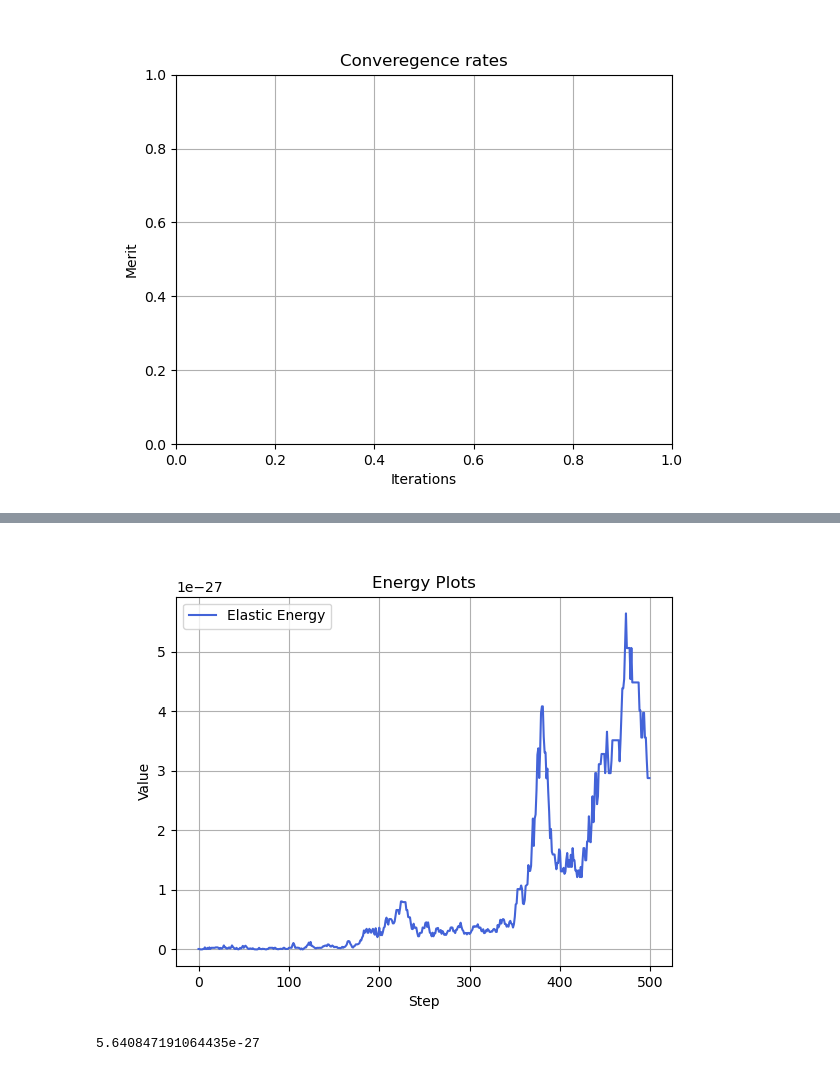
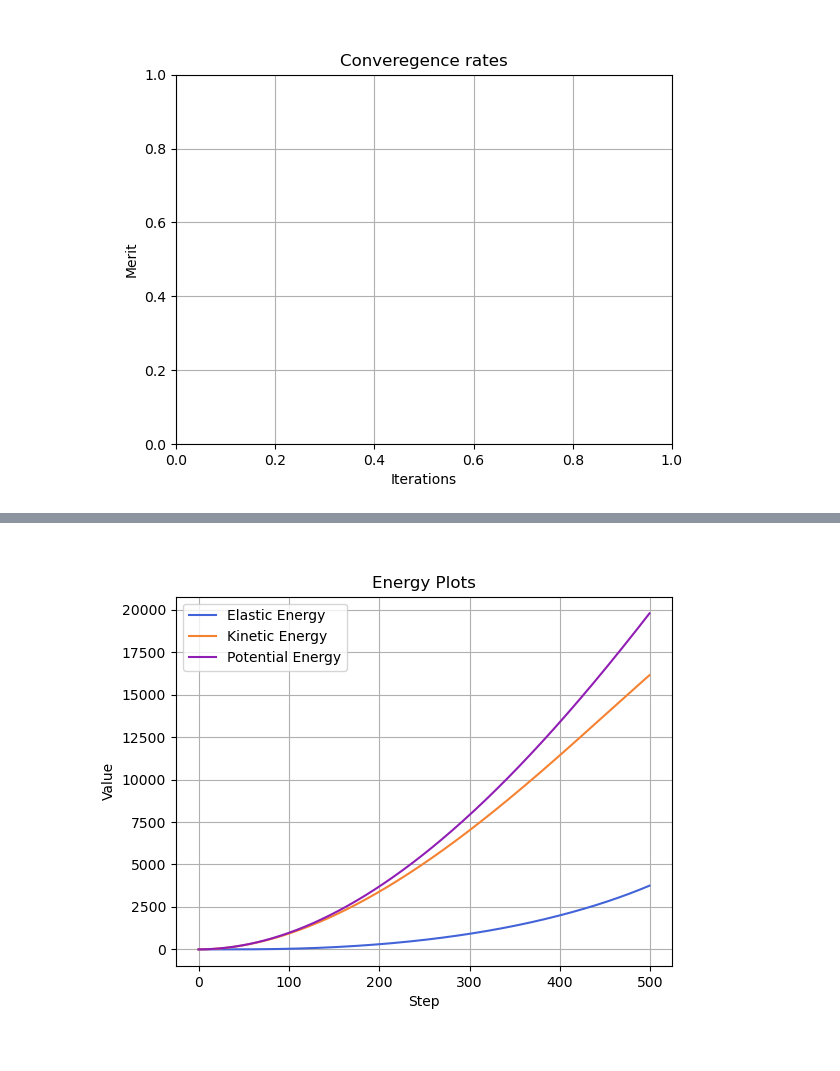
Before and after one commit to diku-dk/RAINBOW, a Jupyter notebook: python/demo_prox_soft_bodies_cantilever_beam.ipynb, the cells around one changed output, grey strips where cells are left out. Saved outputs shown, nothing was run; the diff lists cells and outputs as text; code cells hidden in the pictures.

```diff
--- a/python/demo_prox_soft_bodies_cantilever_beam.ipynb
+++ b/python/demo_prox_soft_bodies_cantilever_beam.ipynb
@@ -239,8 +205,8 @@ number_of_overlaps = [ stats[i]['number_of_overlaps'] for i in range(len(stats))
 step_sizes = [ stats[i]['dt'] for i in range(len(stats)) ]
 number_of_contact_points = [ stats[i]['contact_points'] for i in range(len(stats)) ]
 elastic_energy = [ stats[i]['elastic_energy'] for i in range(len(stats)) ]
-kinetic_energy = [ stats[i]['elastic_energy'] for i in range(len(stats)) ]
-potential_energy = [ stats[i]['elastic_energy'] for i in range(len(stats)) ]
+kinetic_energy = [ stats[i]['kinetic_energy'] for i in range(len(stats)) ]
+potential_energy = [ stats[i]['potential_energy'] for i in range(len(stats)) ]
 penetrations = [ stats[i]['max_penetration'] for i in range(len(stats)) ]
 
 fig = plt.figure()
@@ -264,18 +230,14 @@ plt.show()
 # %%
 fig = plt.figure()
 ax = plt.subplot(111)
 ax.set_title('Energy Plots')
 ax.set_xlabel('Step')
 ax.set_ylabel('Value')
 plt.grid(True)
 ax.plot(elastic_energy, label='Elastic Energy', color=colors[3])
-#ax.plot(kinetic_energy, label='Kinetic Energy', color=colors[4])
-#ax.plot(potential_energy, label='Potential Energy', color=colors[5])
+ax.plot(kinetic_energy, label='Kinetic Energy', color=colors[4])
+ax.plot(potential_energy, label='Potential Energy', color=colors[5])
 ax.legend()
 plt.show()
 # %% [output]
-[figure, old version]
+[figure, new version]
-# %%
-print(np.max(elastic_energy[:]))
-# %% [output]
-5.640847191064435e-27
```
Also changed, not shown: parts of 5 cells of this notebook.
